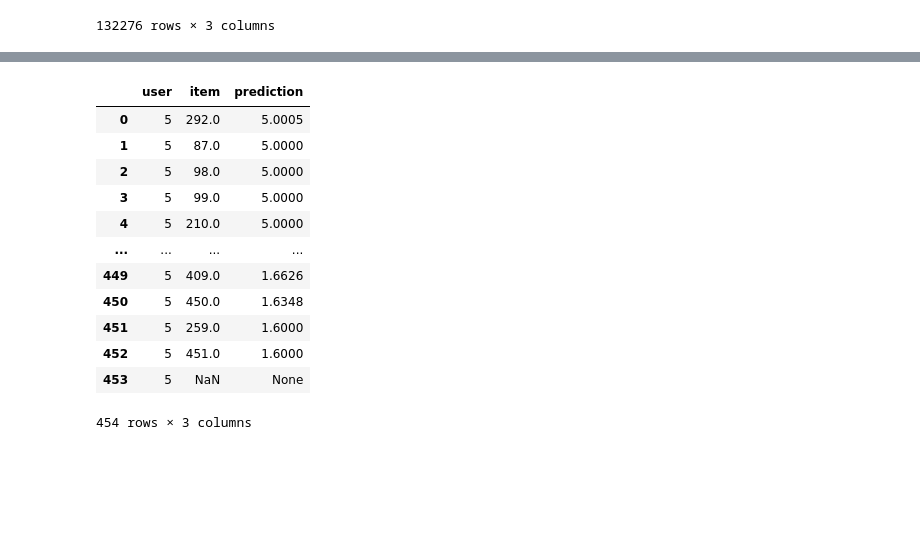
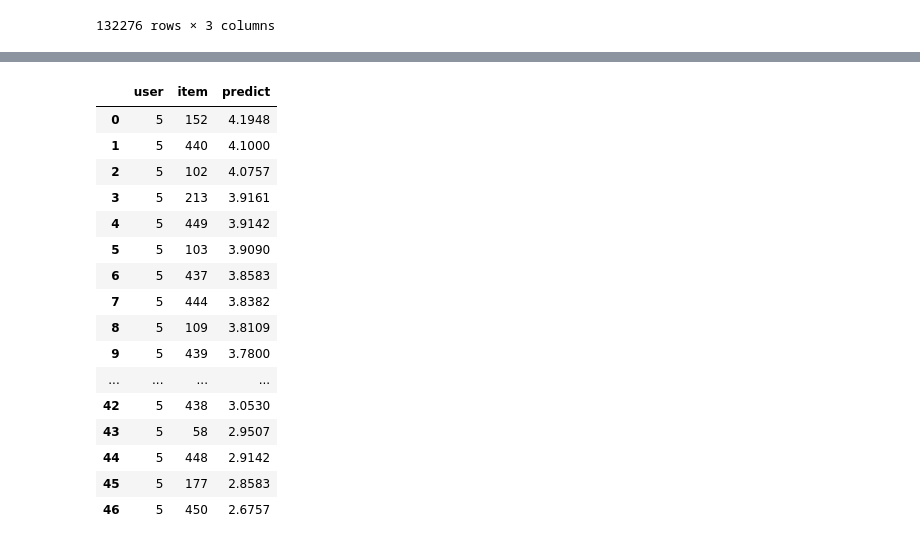
Before and after one commit to yms218/DB-Project, a Jupyter notebook: 2024-0045/test.ipynb, the cells around one changed output, grey strips where cells are left out. Drawn from its saved outputs; the diff is of its cells as text; code cells hidden in the pictures; blank space fills up the shorter version.

```diff
--- a/2024-0045/test.ipynb
+++ b/2024-0045/test.ipynb
@@ -541,41 +558,56 @@ df
 # %%
 df = get_output(
 '''
-
-
-    select user, item, prediction
-           from  (
-                  select r.user, i.item_1 item, round(sum(r.new_rating * i.sim_rate),4) prediction
-                  from   ( select item, user, ifnull(rating,round(avg(rating) over (partition by item),4)) new_rating
-                           from ratings ) r left outer join
-                          ( select item_1, item_2, round(sim/sum_sim,4) sim_rate
-                            from  ( select item_1, item_2, sim, sum(sim) over (partition by item_1) sum_sim
-                                      from  ( select item_1, item_2, sim
-                                                    ,row_number() over (partition by item_1 order by sim desc, item_2) rn
-                                              from item_similarity
-                                            ) a
-                                      where rn <= 5
-                                    ) b
-                          ) i on ( r.item = i.item_2)
-                    group by  r.user, i.item_1
-                  ) e
-          where user = 5
-          order by prediction desc, item
+select user, item, predict from(
+select c.item, c.user, round(sum(c.rating * c.per_sim),4) as predict from
+(
+SELECT
+        a.item,
+        b.user_1 user,
+        COALESCE(a.rating, avg_rating) AS rating,
+        b.per_sim
+    FROM (
+        SELECT
+            user,
+            item,
+            rating,
+            AVG(rating) OVER (PARTITION BY user) AS avg_rating
+        FROM ratings ) a
+left outer join
+(select a.user_1, a.user_2, round(a.sim / sum(a.sim) over (partition by a.user_1),4) as per_sim from (
+            SELECT
+                user_1, user_2, sim, row_number() over (partition by user_1 order by sim desc, user_2) as rn
+            FROM user_similarity) a
+    where a.rn <= 5) b
+on a.user = b.user_2
+) c
+group by c.item, c.user ) d
+where user = 5
+and    not exists (select *
+                            from ratings
+                            where user = d.user
+                            and   item = d.item
+                            and   rating is not null)
+order by predict desc, item
 '''
 )
 
 df
 # %% [output]
-|  | user | item | prediction |
-| 0 | 5 | 292.0 | 5.0005 |
-| 1 | 5 | 87.0 | 5.0000 |
-| 2 | 5 | 98.0 | 5.0000 |
-| 3 | 5 | 99.0 | 5.0000 |
-| 4 | 5 | 210.0 | 5.0000 |
+|  | user | item | predict |
+| 0 | 5 | 152 | 4.1948 |
+| 1 | 5 | 440 | 4.1000 |
+| 2 | 5 | 102 | 4.0757 |
+| 3 | 5 | 213 | 3.9161 |
+| 4 | 5 | 449 | 3.9142 |
+| 5 | 5 | 103 | 3.9090 |
+| 6 | 5 | 437 | 3.8583 |
+| 7 | 5 | 444 | 3.8382 |
+| 8 | 5 | 109 | 3.8109 |
+| 9 | 5 | 439 | 3.7800 |
 | ... | ... | ... | ... |
-| 449 | 5 | 409.0 | 1.6626 |
-| 450 | 5 | 450.0 | 1.6348 |
-| 451 | 5 | 259.0 | 1.6000 |
-| 452 | 5 | 451.0 | 1.6000 |
-| 453 | 5 | NaN | None |
+| 42 | 5 | 438 | 3.0530 |
+| 43 | 5 | 58 | 2.9507 |
+| 44 | 5 | 448 | 2.9142 |
+| 45 | 5 | 177 | 2.8583 |
+| 46 | 5 | 450 | 2.6757 |
-454 rows × 3 columns
```
Also changed, not shown: parts of 2 cells of this notebook.
